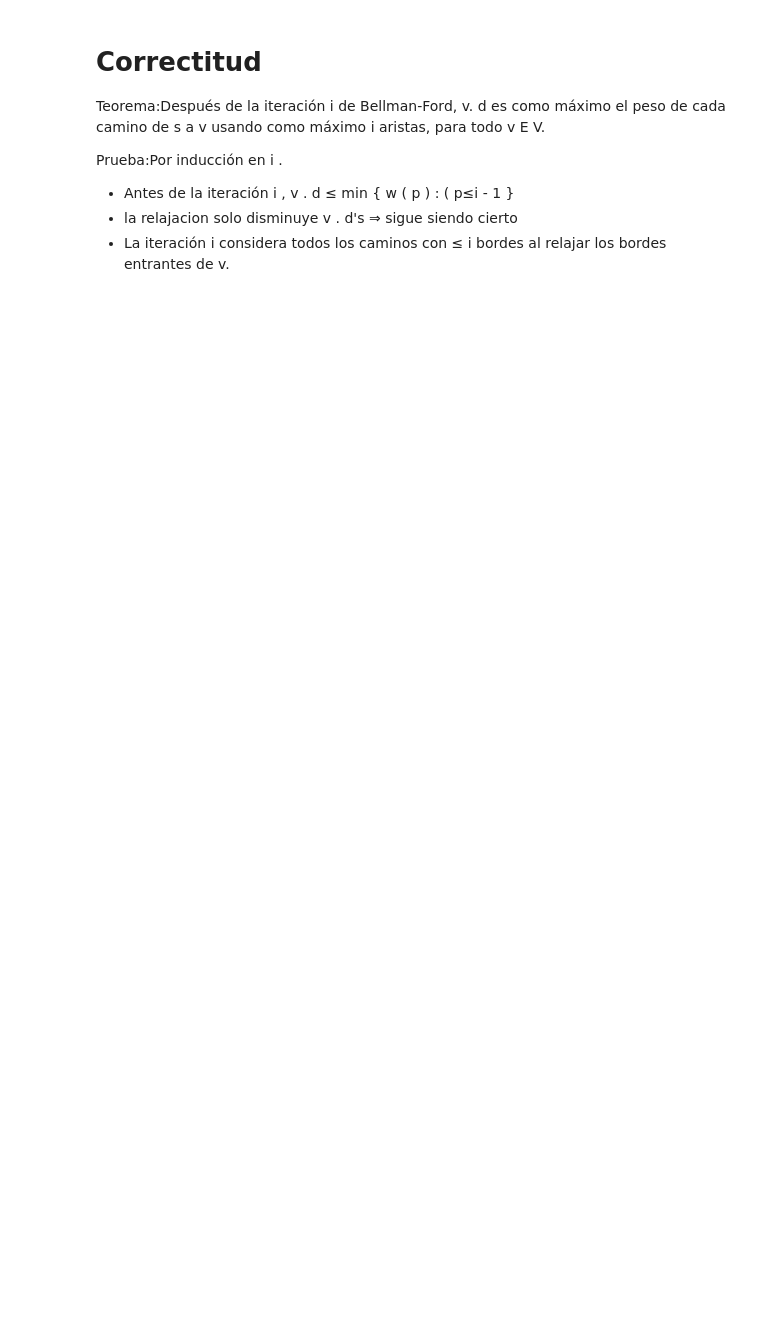
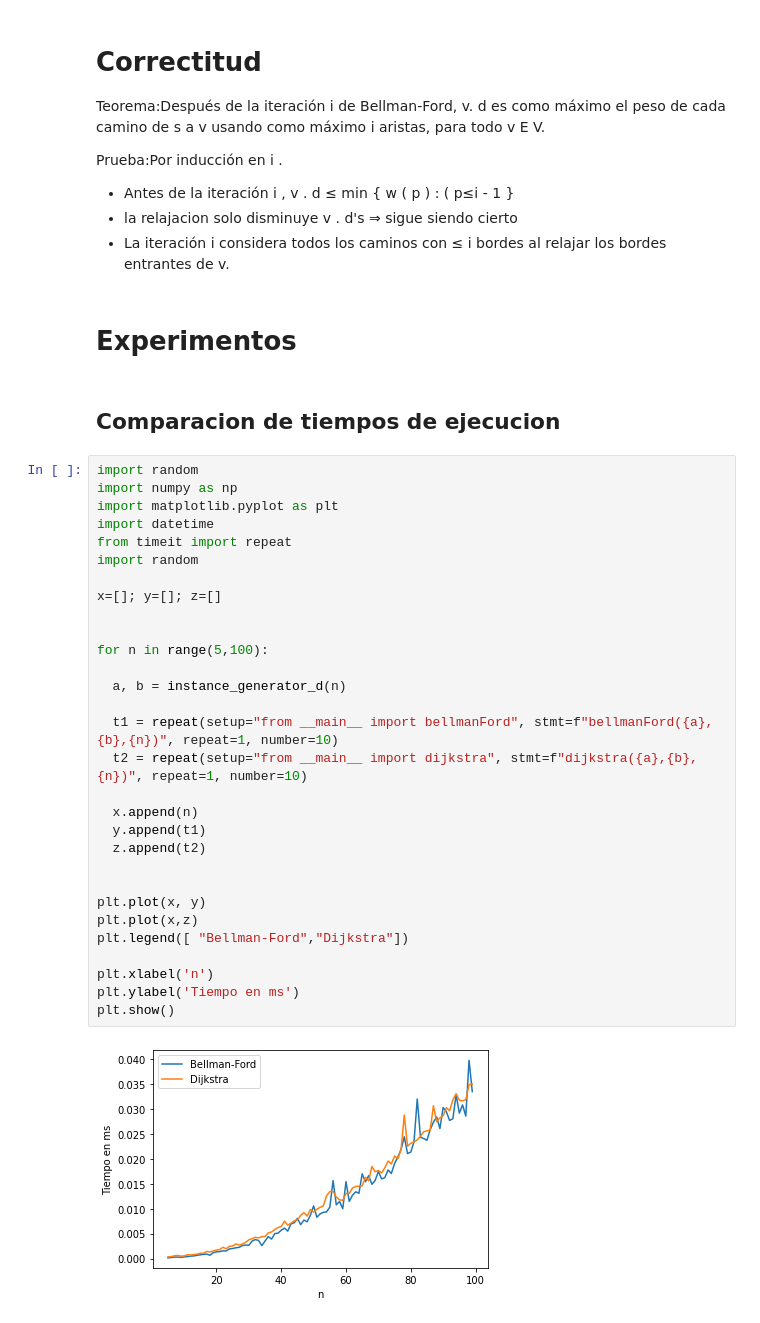
Before and after one commit to Estebanc0/ADA-Informe, a Jupyter notebook: informe_12.ipynb, the cells around one changed output. Cells and saved outputs as stored; diff of their text form; blank space fills up the shorter version.

```diff
--- a/informe_12.ipynb
+++ b/informe_12.ipynb
@@ -326,3 +436,39 @@ Prueba:Por inducción en i .
 - Antes de la iteración i , v .  d ≤ min { w ( p ) : ( p≤i - 1 }
 - la relajacion solo disminuye v . d's ⇒ sigue siendo cierto
 - La iteración i considera todos los caminos con ≤ i bordes al relajar los bordes entrantes de v.
+# %% [markdown]
+# Experimentos
+# %% [markdown]
+## Comparacion de tiempos de ejecucion
+# %%
+import random
+import numpy as np
+import matplotlib.pyplot as plt
+import datetime
+from timeit import repeat
+import random
+
+x=[]; y=[]; z=[]
+
+
+for n in range(5,100):
+
+  a, b = instance_generator_d(n)
+
+  t1 = repeat(setup="from __main__ import bellmanFord", stmt=f"bellmanFord({a},{b},{n})", repeat=1, number=10)
+  t2 = repeat(setup="from __main__ import dijkstra", stmt=f"dijkstra({a},{b},{n})", repeat=1, number=10)
+
+  x.append(n)
+  y.append(t1)
+  z.append(t2)
+
+
+plt.plot(x, y)
+plt.plot(x,z)
+plt.legend([ "Bellman-Ford","Dijkstra"])
+
+plt.xlabel('n')
+plt.ylabel('Tiempo en ms')
+plt.show()
+# %% [output]
+[figure, added]
```
Also changed, not shown: parts of 15 cells of this notebook.
